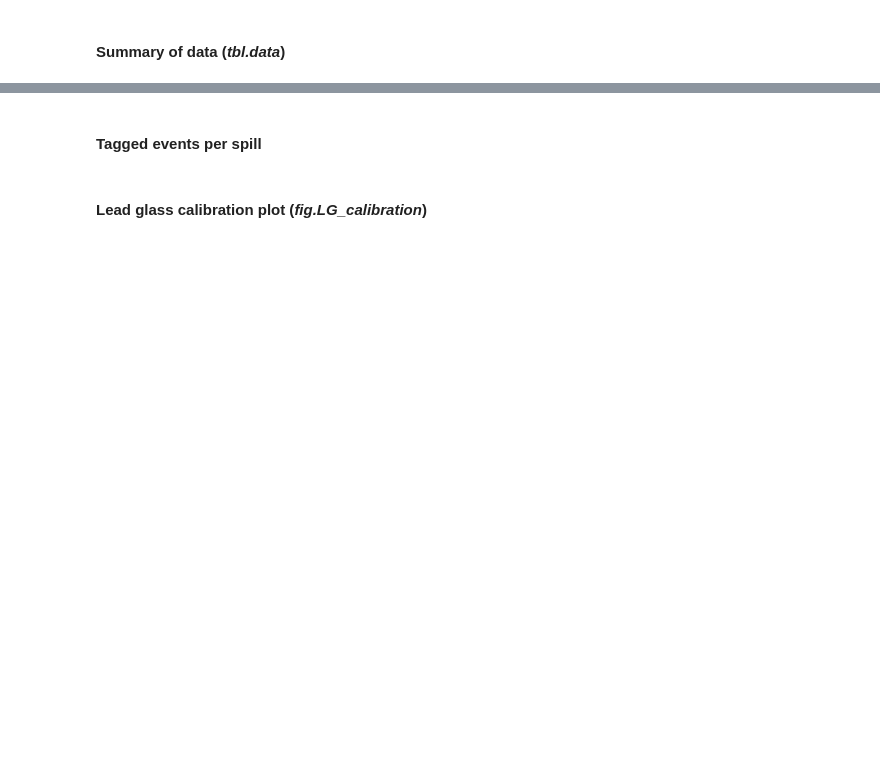
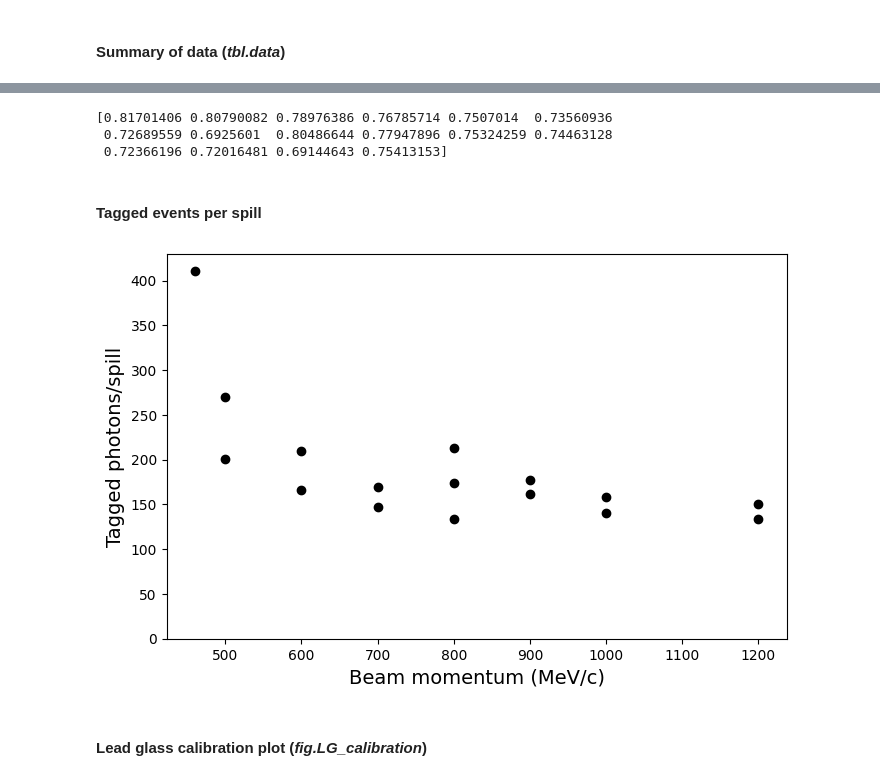
Before and after one commit to jerenner/T9BeamTestAna, a Jupyter notebook: python/new_analysis/hodoscope/hodoscope_analysis_windowInt.ipynb, the cells around one changed output, grey strips where cells are left out. Cells and saved outputs as stored; diff of their text form; code cells hidden in the pictures; blank space fills up the shorter version.

```diff
--- a/python/new_analysis/hodoscope/hodoscope_analysis_windowInt.ipynb
+++ b/python/new_analysis/hodoscope/hodoscope_analysis_windowInt.ipynb
@@ -32,8 +32,6 @@ ntuple_pd_dir = "/Users/jrenner/temp/hk/beamtest/ntuple_dataframes/"
 # %%
-runs = [735]
-rmomenta = [800]
-#runs = [731, 732, 733, 734, 735, 736, 737, 738, 753, 754, 755, 756, 760, 763, 764, 765]
-#rmomenta = [460, 500, 600, 700, 800, 900, 1000, 1200, 500, 600, 700, 800, 1000, 900, 1200, 800]
+runs = [731, 732, 733, 734, 735, 736, 737, 738, 753, 754, 755, 756, 760, 763, 764, 765]
+rmomenta = [460, 500, 600, 700, 800, 900, 1000, 1200, 500, 600, 700, 800, 1000, 900, 1200, 800]
 # %% [markdown]
 ## 1a. Multi-run analysis
 # %%
@@ -43,13 +41,13 @@ all_ntot_evts, all_ntot_spills, all_ntot_tagged_evts = [], [], []
 for rnum, pbeam in zip(runs, rmomenta):
 
     print("Processing run",rnum,"...")
-    df_dict = hd.read_dataframes_from_csv("/Users/jrenner/local/jerenner/T9BeamTestAna/ntuple_dataframes/old/run000{}_win".format(rnum))
+    df_dict = hd.read_dataframes_from_csv("/home/jrenner/local/jerenner/T9BeamTestAna/ntuple_dataframes/run000{}".format(rnum))
 
     # Run the timing analysis (event selection).
     final_df, ntot_evts, ntot_spills, ntot_tagged_evts = hd.charge_analysis_corrected_winInt(df_dict, chg_cuts_wide)
 
     # Save the results of the gamma peak fits for plotting later.
-    fit_results, fit_arrays = hd.gamma_peak_plots(final_df, rnum, pbeam, base_dir='plt/gamma_peaks', nbins=80, range=[0,0.8])
+    fit_results, fit_arrays = hd.gamma_peak_plots(final_df, rnum, pbeam, base_dir='plt/gamma_peaks', nbins=80, range=[0,20])
 
     all_fit_results.append(fit_results)
     all_fit_arrays.append(fit_arrays)
@@ -74,18 +161,24 @@ for rnum,p,nevts,nspills in zip(runs, rmomenta, all_ntot_evts, all_ntot_spills):
 # %%
 print(all_ntot_tagged_evts/np.array(all_ntot_evts))
+# %% [output]
+[0.81701406 0.80790082 0.78976386 0.76785714 0.7507014  0.73560936
+ 0.72689559 0.6925601  0.80486644 0.77947896 0.75324259 0.74463128
+ 0.72366196 0.72016481 0.69144643 0.75413153]
 # %% [markdown]
 #### Tagged events per spill
 # %%
 fig, ax = plt.subplots(1, 1, figsize=(8, 5))
 
 all_ntot_spills = np.array(all_ntot_spills)
 all_ntot_tagged_evts = np.array(all_ntot_tagged_evts)
 
 ax.plot(rmomenta,all_ntot_tagged_evts/all_ntot_spills,'o',color='black')
-ax.set_ylim([0,400])
+ax.set_ylim([0,430])
 ax.set_xlabel("Beam momentum (MeV/c)",fontsize=14)
 ax.set_ylabel("Tagged photons/spill",fontsize=14)
 plt.savefig("tagged_evts_per_spill.pdf",bbox_inches='tight')
+# %% [output]
+[figure, added]
 # %% [markdown]
 #### Lead glass calibration plot (*fig.LG_calibration*)
 # %%
```
Also changed, not shown: parts of 12 cells of this notebook, 2 other files.
